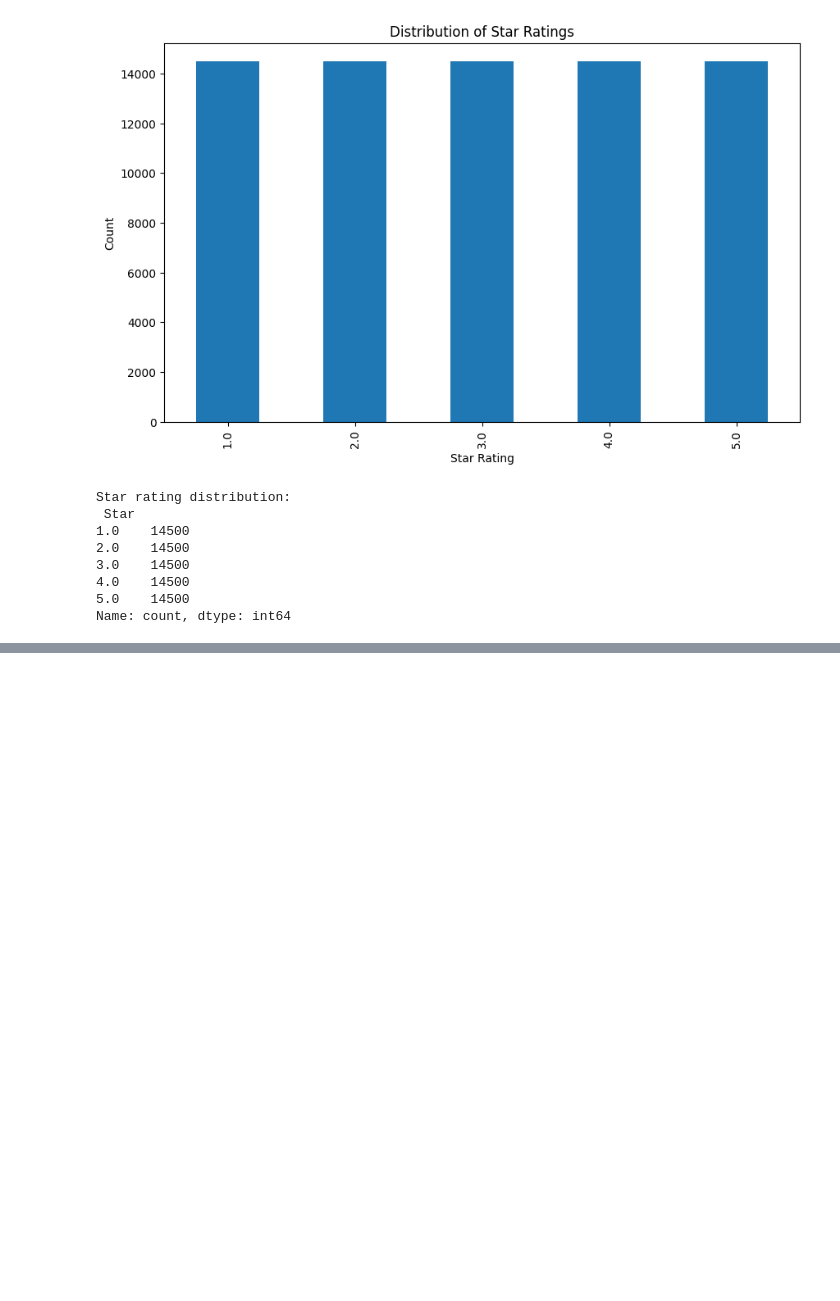
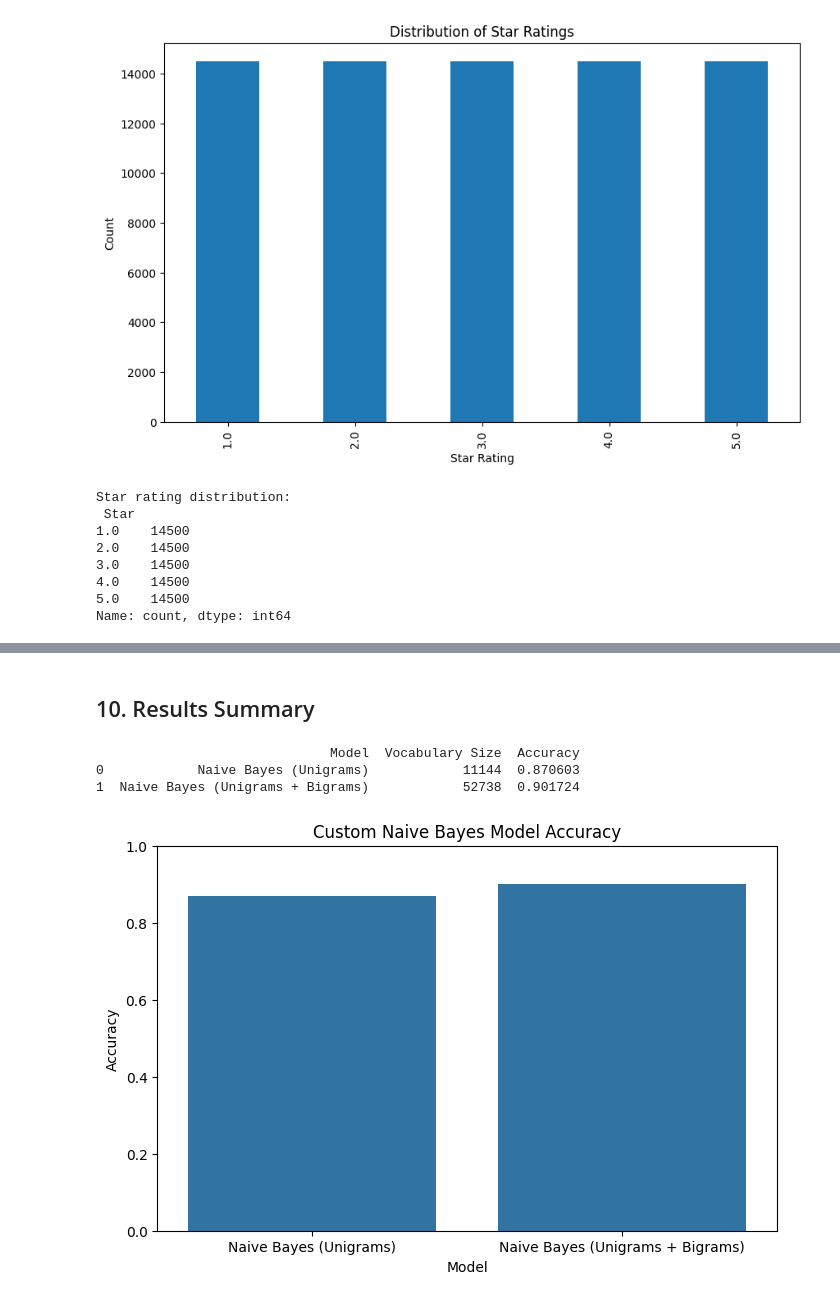
Before and after one commit to Yusufpek/BBM409, a Jupyter notebook: assignment3.ipynb, the cells around one changed output, grey strips where cells are left out. Cells and saved outputs as stored; diff of their text form; code cells hidden in the pictures; blank space fills up the shorter version.

```diff
--- a/assignment3.ipynb
+++ b/assignment3.ipynb
@@ -823,0 +434,25 @@ In this notebook, we've built a sentiment analysis system for classifying Amazon
+# %%
+def calculate_accuracy(y_true, y_pred):
+    """Calculates accuracy from true and predicted labels."""
+    correct = sum(1 for true, pred in zip(y_true, y_pred) if true == pred)
+    return correct / len(y_true) if len(y_true) > 0 else 0
+
+# --- Train and Evaluate Unigram Model ---
+print("\n--- Training Unigram Naive Bayes ---")
+nb_uni = NaiveBayes(alpha=1.0)
+nb_uni.fit(X_train_bow_uni, y_train, unigram_vocab)
+
+print("\n--- Evaluating Unigram Naive Bayes ---")
+y_pred_uni = nb_uni.predict(X_test_bow_uni)
+accuracy_uni = calculate_accuracy(y_test, y_pred_uni)
+print(f"Unigram Model Accuracy: {accuracy_uni:.4f}")
+
+# --- Train and Evaluate Bigram (Unigram + Bigram) Model ---
+print("\n--- Training Bigram Naive Bayes ---")
+nb_bi = NaiveBayes(alpha=1.0)
+nb_bi.fit(X_train_bow_bi, y_train, bigram_vocab)
+
+print("\n--- Evaluating Bigram Naive Bayes ---")
+y_pred_bi = nb_bi.predict(X_test_bow_bi)
+accuracy_bi = calculate_accuracy(y_test, y_pred_bi)
+print(f"Bigram (1+2 grams) Model Accuracy: {accuracy_bi:.4f}")
@@ -823,0 +477,24 @@ In this notebook, we've built a sentiment analysis system for classifying Amazon
+# %% [markdown]
+## 10. Results Summary
+# %%
+# Display results
+results = {
+    'Model': ['Naive Bayes (Unigrams)', 'Naive Bayes (Unigrams + Bigrams)'],
+    'Vocabulary Size': [len(unigram_vocab), len(bigram_vocab)],
+    'Accuracy': [accuracy_uni, accuracy_bi]
+}
+results_df = pd.DataFrame(results)
+print(results_df)
+
+# Plotting the results
+plt.figure(figsize=(8, 5))
+sns.barplot(x='Model', y='Accuracy', data=results_df)
+plt.title('Custom Naive Bayes Model Accuracy')
+plt.ylabel('Accuracy')
+plt.ylim(0, 1.0)
+plt.show()
+# %% [output]
+                              Model  Vocabulary Size  Accuracy
+0            Naive Bayes (Unigrams)            11144  0.870603
+1  Naive Bayes (Unigrams + Bigrams)            52738  0.901724
+[figure, added]
```
Also changed, not shown: parts of 46 cells of this notebook.
